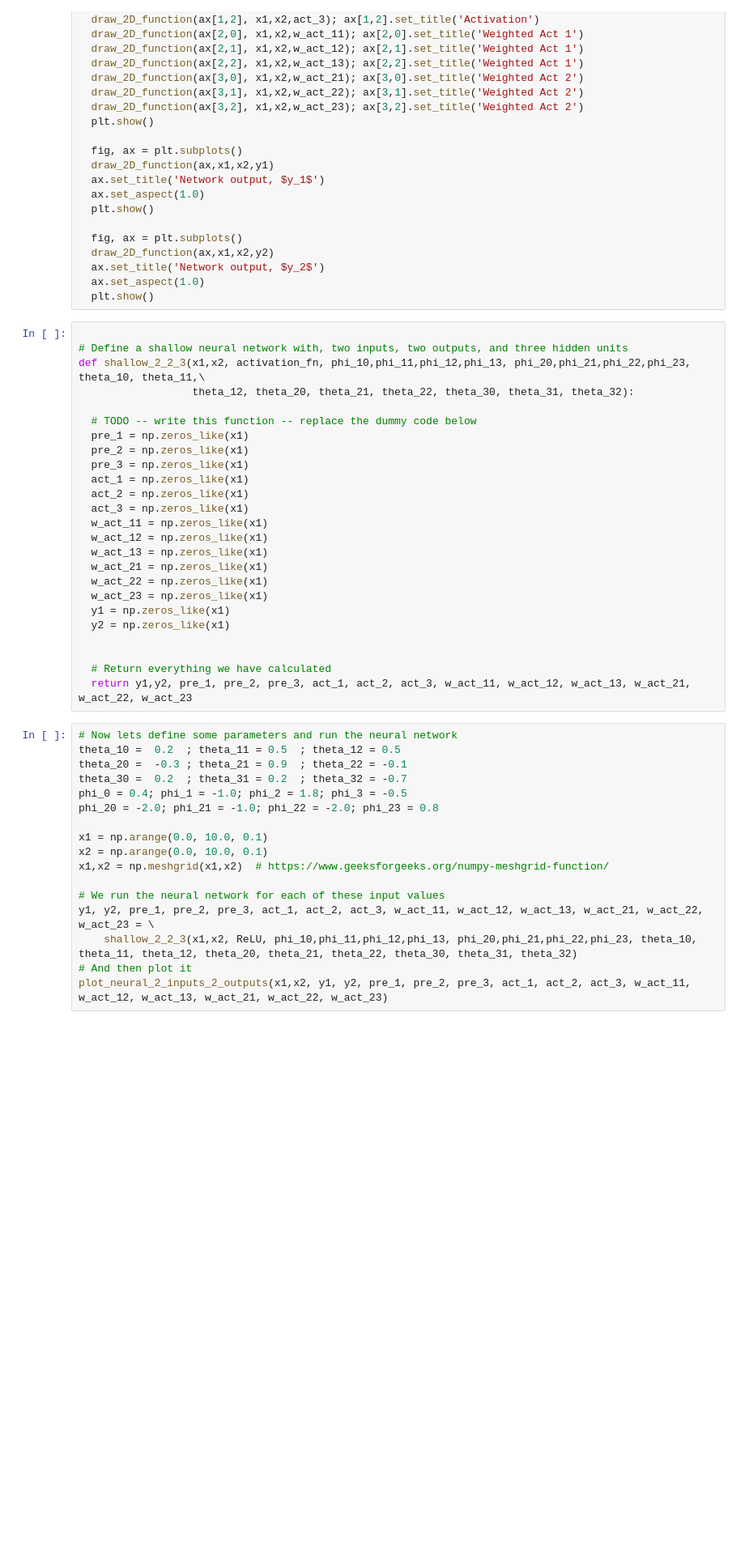
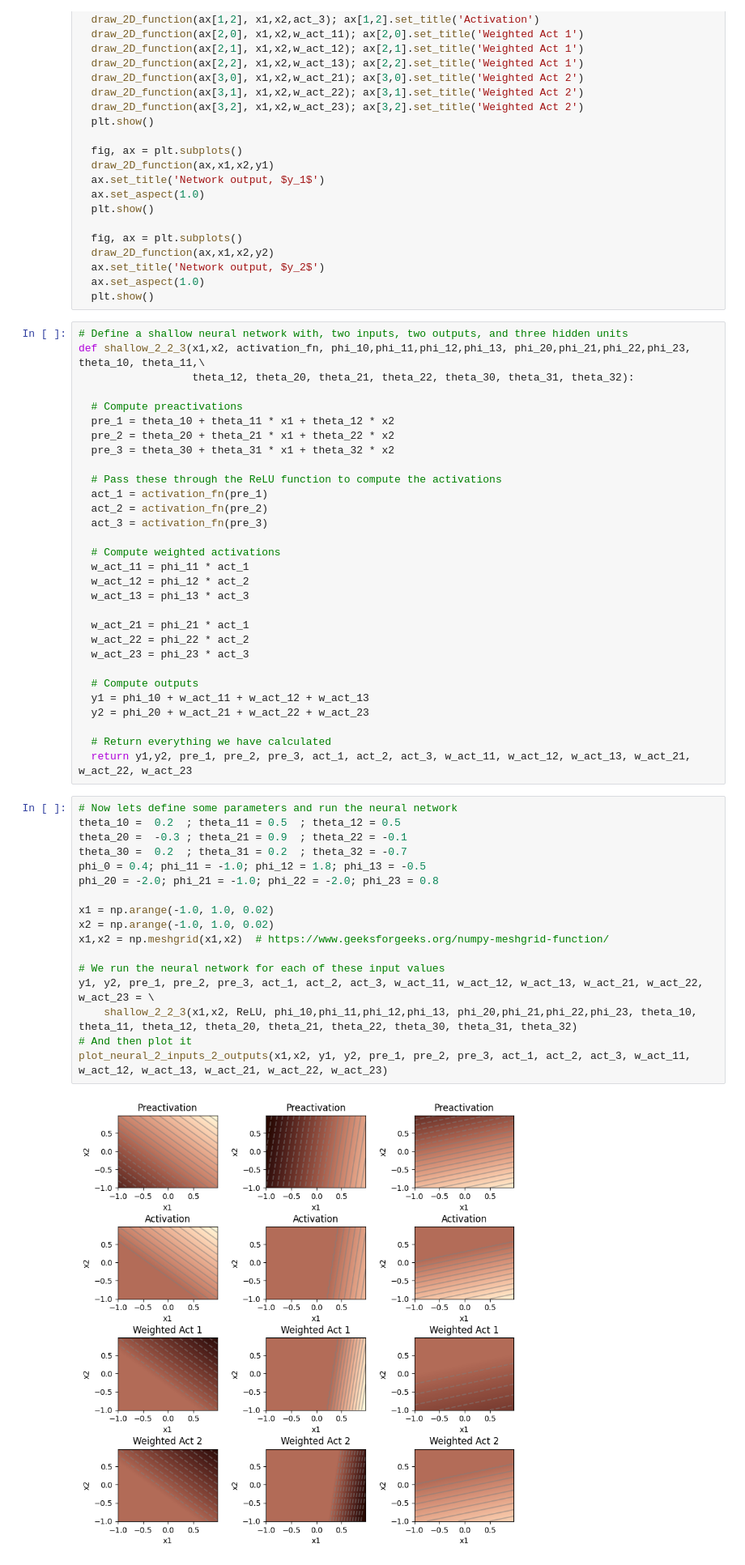
Before and after one commit to udlbook/iclimbtrees, a Jupyter notebook: notebooks/ShallowNN/NeuralNetworkExample2D_Answers.ipynb, the cells around one changed output. Shown at 81% size. Cells and saved outputs as stored; diff of their text form; blank space fills up the shorter version.

```diff
--- a/notebooks/ShallowNN/NeuralNetworkExample2D_Answers.ipynb
+++ b/notebooks/ShallowNN/NeuralNetworkExample2D_Answers.ipynb
@@ -183,44 +177,51 @@ def plot_neural_2_inputs_2_outputs(x1,x2, y1, y2, pre_1, pre_2, pre_3, act_1, ac
   ax.set_aspect(1.0)
   plt.show()
 # %%
-
 # Define a shallow neural network with, two inputs, two outputs, and three hidden units
 def shallow_2_2_3(x1,x2, activation_fn, phi_10,phi_11,phi_12,phi_13, phi_20,phi_21,phi_22,phi_23, theta_10, theta_11,\
                   theta_12, theta_20, theta_21, theta_22, theta_30, theta_31, theta_32):
 
-  # TODO -- write this function -- replace the dummy code below
-  pre_1 = np.zeros_like(x1)
-  pre_2 = np.zeros_like(x1)
-  pre_3 = np.zeros_like(x1)
-  act_1 = np.zeros_like(x1)
-  act_2 = np.zeros_like(x1)
-  act_3 = np.zeros_like(x1)
-  w_act_11 = np.zeros_like(x1)
-  w_act_12 = np.zeros_like(x1)
-  w_act_13 = np.zeros_like(x1)
-  w_act_21 = np.zeros_like(x1)
-  w_act_22 = np.zeros_like(x1)
-  w_act_23 = np.zeros_like(x1)
-  y1 = np.zeros_like(x1)
-  y2 = np.zeros_like(x1)
+  # Compute preactivations
+  pre_1 = theta_10 + theta_11 * x1 + theta_12 * x2
+  pre_2 = theta_20 + theta_21 * x1 + theta_22 * x2
+  pre_3 = theta_30 + theta_31 * x1 + theta_32 * x2
 
+  # Pass these through the ReLU function to compute the activations
+  act_1 = activation_fn(pre_1)
+  act_2 = activation_fn(pre_2)
+  act_3 = activation_fn(pre_3)
+
+  # Compute weighted activations
+  w_act_11 = phi_11 * act_1
+  w_act_12 = phi_12 * act_2
+  w_act_13 = phi_13 * act_3
+
+  w_act_21 = phi_21 * act_1
+  w_act_22 = phi_22 * act_2
+  w_act_23 = phi_23 * act_3
+
+  # Compute outputs
+  y1 = phi_10 + w_act_11 + w_act_12 + w_act_13
+  y2 = phi_20 + w_act_21 + w_act_22 + w_act_23
 
   # Return everything we have calculated
   return y1,y2, pre_1, pre_2, pre_3, act_1, act_2, act_3, w_act_11, w_act_12, w_act_13, w_act_21, w_act_22, w_act_23
 # %%
 # Now lets define some parameters and run the neural network
 theta_10 =  0.2  ; theta_11 = 0.5  ; theta_12 = 0.5
 theta_20 =  -0.3 ; theta_21 = 0.9  ; theta_22 = -0.1
 theta_30 =  0.2  ; theta_31 = 0.2  ; theta_32 = -0.7
-phi_0 = 0.4; phi_1 = -1.0; phi_2 = 1.8; phi_3 = -0.5
+phi_0 = 0.4; phi_11 = -1.0; phi_12 = 1.8; phi_13 = -0.5
 phi_20 = -2.0; phi_21 = -1.0; phi_22 = -2.0; phi_23 = 0.8
 
-x1 = np.arange(0.0, 10.0, 0.1)
-x2 = np.arange(0.0, 10.0, 0.1)
+x1 = np.arange(-1.0, 1.0, 0.02)
+x2 = np.arange(-1.0, 1.0, 0.02)
 x1,x2 = np.meshgrid(x1,x2)  # https://www.geeksforgeeks.org/numpy-meshgrid-function/
 
 # We run the neural network for each of these input values
 y1, y2, pre_1, pre_2, pre_3, act_1, act_2, act_3, w_act_11, w_act_12, w_act_13, w_act_21, w_act_22, w_act_23 = \
     shallow_2_2_3(x1,x2, ReLU, phi_10,phi_11,phi_12,phi_13, phi_20,phi_21,phi_22,phi_23, theta_10, theta_11, theta_12, theta_20, theta_21, theta_22, theta_30, theta_31, theta_32)
 # And then plot it
 plot_neural_2_inputs_2_outputs(x1,x2, y1, y2, pre_1, pre_2, pre_3, act_1, act_2, act_3, w_act_11, w_act_12, w_act_13, w_act_21, w_act_22, w_act_23)
+# %% [output]
+[figure, added]
```
Also changed, not shown: parts of 8 cells of this notebook.
